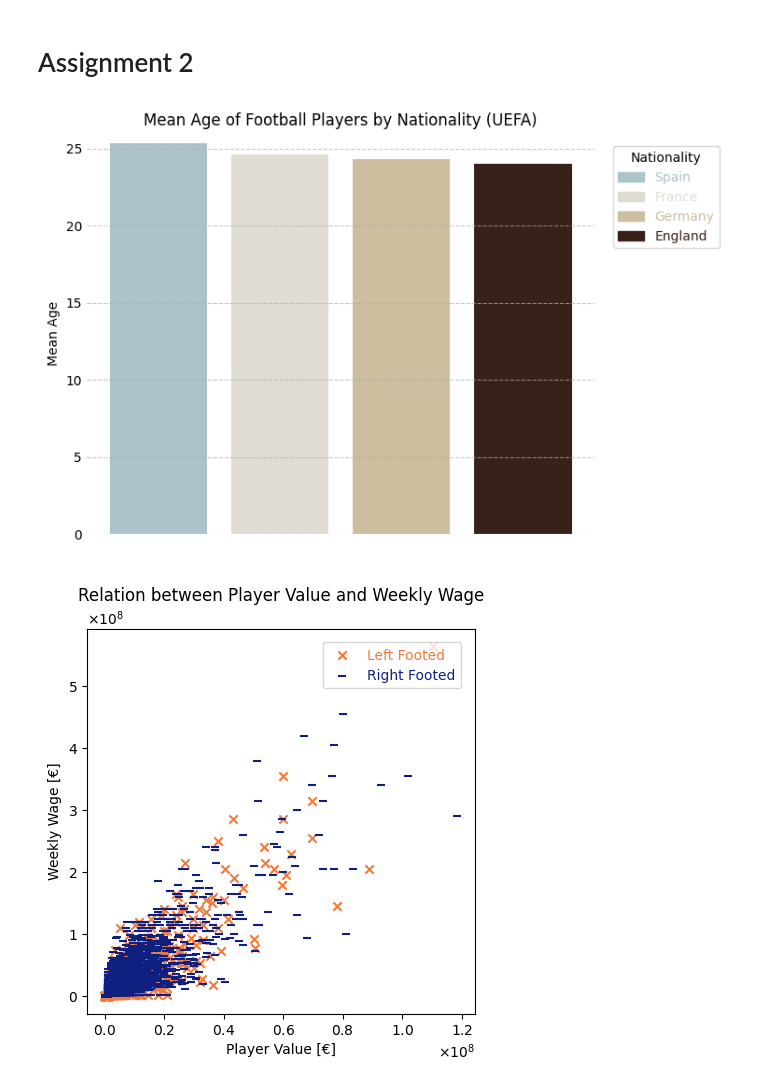
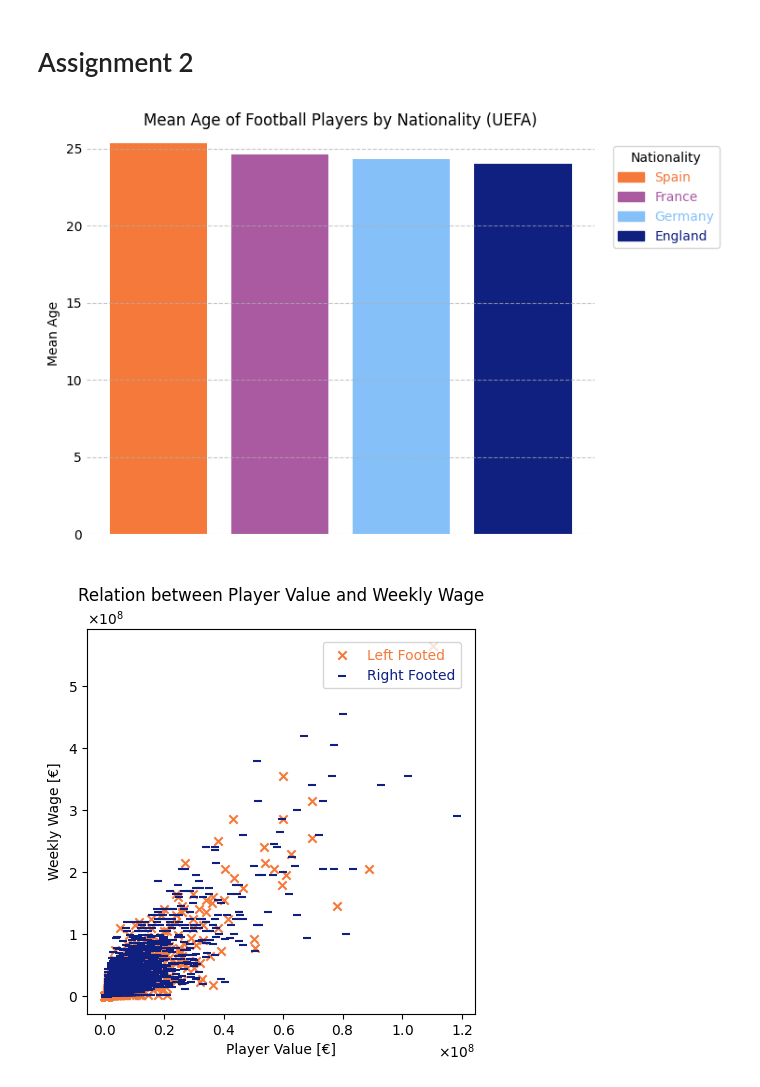
Before and after one commit to mukoubuchi/kaggle, a Jupyter notebook: dataviz-badging-practical-examination.ipynb, the cells around one changed output. Drawn from its saved outputs; the diff is of its cells as text; code cells hidden in the pictures.

```diff
--- a/dataviz-badging-practical-examination.ipynb
+++ b/dataviz-badging-practical-examination.ipynb
@@ -56,41 +56,41 @@ df_tmp = df_tmp.query('Nationality in ["England", "France", "Spain", "Germany"]'
 df_tmp = df_tmp.sort_values('Age', ascending=False)
 
 # Plot
-colors = ['#ABC3C9', '#E0DCD3', '#CCBE9F', '#382119']
+colors = ['#F5793A', '#A95AA1', '#85C0F9', '#0F2080']
 plt.figure(figsize=(7.5, 5))
 bars = plt.bar(df_tmp['Nationality'],
                df_tmp['Age'],
                color=[_ for _ in colors],
                width=0.8)
 plt.title('Mean Age of Football Players by Nationality (UEFA)')
 plt.ylabel('Mean Age')
 plt.grid(axis='y', linestyle='--', alpha=0.7)
 plt.ylim(0, 26)
 plt.yticks(np.arange(0, 30, 5))
 plt.xticks(color="None")
 plt.tick_params(axis='x', length=0)  # Remove x-axis ticks
 plt.tick_params(axis='y', length=0)  # Remove y-axis ticks
 plt.gca().spines['top'].set_visible(False)  # Remove top border
 plt.gca().spines['right'].set_visible(False)  # Remove right border
 plt.gca().spines['left'].set_visible(False)  # Remove left border
 plt.gca().spines['bottom'].set_visible(False)  # Remove bottom border
 
 # Create legend handles and labels
 legend_handles = [mpatches.Patch(color=color, label=label)
                   for color, label in zip([_ for _ in colors],
                                           [_ for _ in df_tmp['Nationality']])]
 plt.legend(labelcolor='linecolor',
            handles=legend_handles,
            title='Nationality',
            bbox_to_anchor=(1.01, 1),
            loc='upper left',
            borderaxespad=1)
 
 # Show plot
 plt.tight_layout()
 plt.show()
 # %% [output]
-[figure, old version]
+[figure, new version]
 # %%
 import matplotlib.pyplot as plt
 import pandas as pd
```
Also changed, not shown: parts of 3 cells of this notebook.
